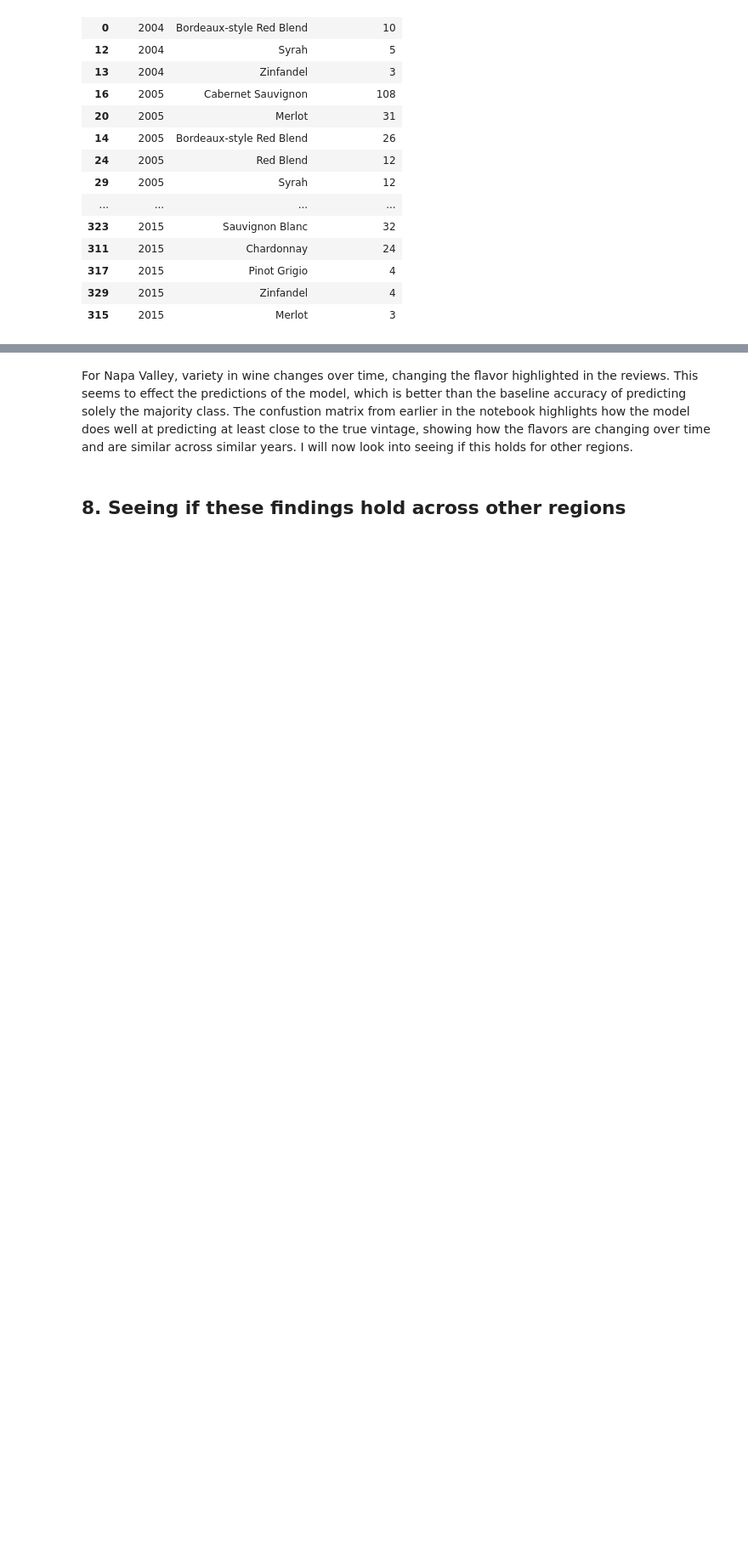
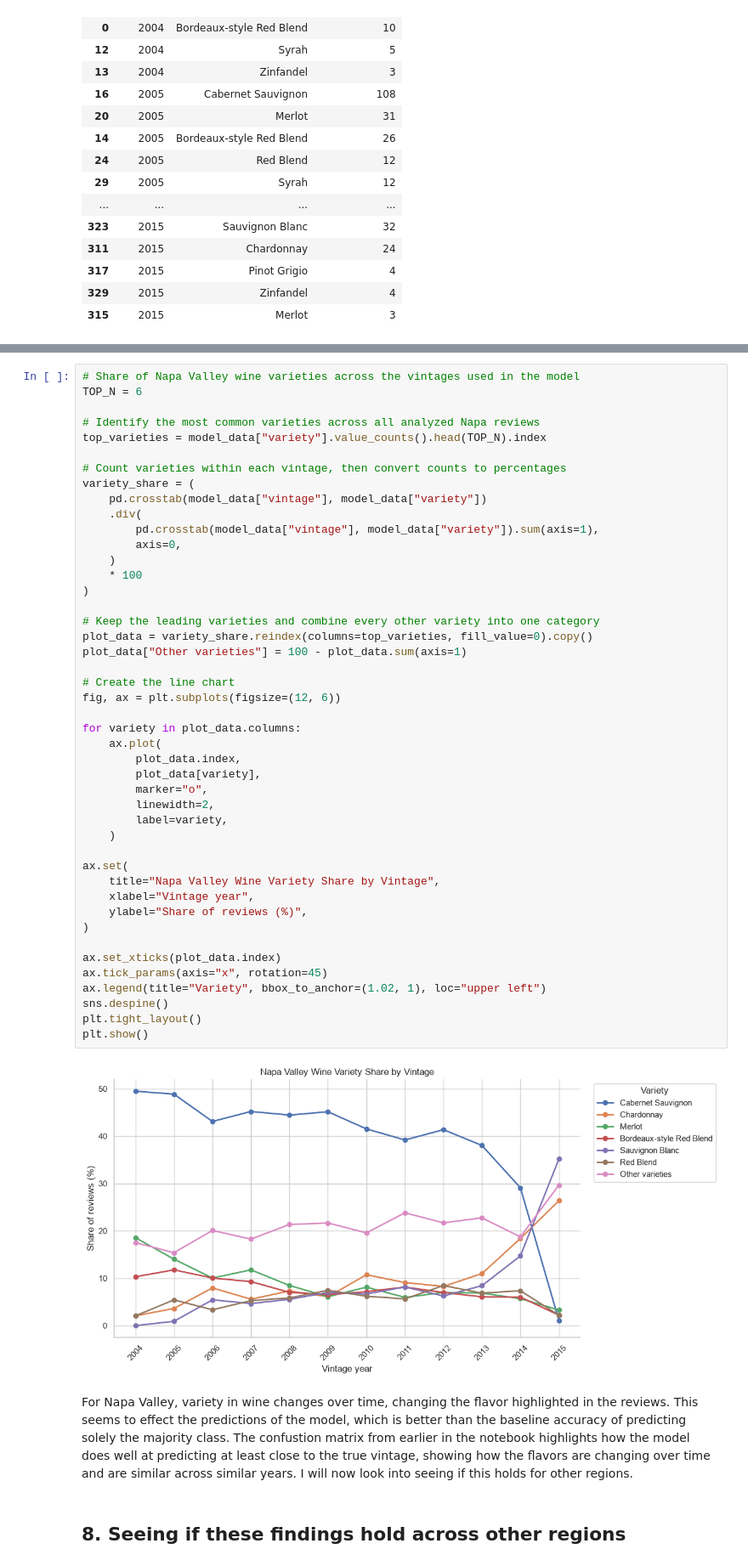
Before and after one commit to dylanhernandez1/DATA4401_Project3, a Jupyter notebook: Vintage_Text_Analysis.ipynb, the cells around one changed output, grey strips where cells are left out. Shown at 85% size. Drawn from its saved outputs; the diff is of its cells as text; blank space fills up the shorter version.

```diff
--- a/Vintage_Text_Analysis.ipynb
+++ b/Vintage_Text_Analysis.ipynb
@@ -674,6 +746,53 @@ variety_share_by_vintage[top_10_varieties].round(1)
 | 2013 | 38.0 | 11.0 | 6.9 | 6.1 | 8.4 | 6.9 | 2.9 | ... |
 | 2014 | 29.1 | 18.4 | 5.7 | 6.0 | 14.7 | 7.4 | 4.0 | ... |
 | 2015 | 1.1 | 26.4 | 3.3 | 2.2 | 35.2 | 2.2 | 4.4 | ... |
+# %%
+# Share of Napa Valley wine varieties across the vintages used in the model
+TOP_N = 6
+
+# Identify the most common varieties across all analyzed Napa reviews
+top_varieties = model_data["variety"].value_counts().head(TOP_N).index
+
+# Count varieties within each vintage, then convert counts to percentages
+variety_share = (
+    pd.crosstab(model_data["vintage"], model_data["variety"])
+    .div(
+        pd.crosstab(model_data["vintage"], model_data["variety"]).sum(axis=1),
+        axis=0,
+    )
+    * 100
+)
+
+# Keep the leading varieties and combine every other variety into one category
+plot_data = variety_share.reindex(columns=top_varieties, fill_value=0).copy()
+plot_data["Other varieties"] = 100 - plot_data.sum(axis=1)
+
+# Create the line chart
+fig, ax = plt.subplots(figsize=(12, 6))
+
+for variety in plot_data.columns:
+    ax.plot(
+        plot_data.index,
+        plot_data[variety],
+        marker="o",
+        linewidth=2,
+        label=variety,
+    )
+
+ax.set(
+    title="Napa Valley Wine Variety Share by Vintage",
+    xlabel="Vintage year",
+    ylabel="Share of reviews (%)",
+)
+
+ax.set_xticks(plot_data.index)
+ax.tick_params(axis="x", rotation=45)
+ax.legend(title="Variety", bbox_to_anchor=(1.02, 1), loc="upper left")
+sns.despine()
+plt.tight_layout()
+plt.show()
+# %% [output]
+[figure, added]
 # %% [markdown]
 For Napa Valley, variety in wine changes over time, changing the flavor highlighted in the reviews. This seems to effect the predictions of the model, which is better than the baseline accuracy of predicting solely the majority class. The confustion matrix from earlier in the notebook highlights how the model does well at predicting at least close to the true vintage, showing how the flavors are changing over time and are similar across similar years. I will now look into seeing if this holds for other regions.
 # %% [markdown]
```
Also changed, not shown: parts of 1 cell of this notebook.
